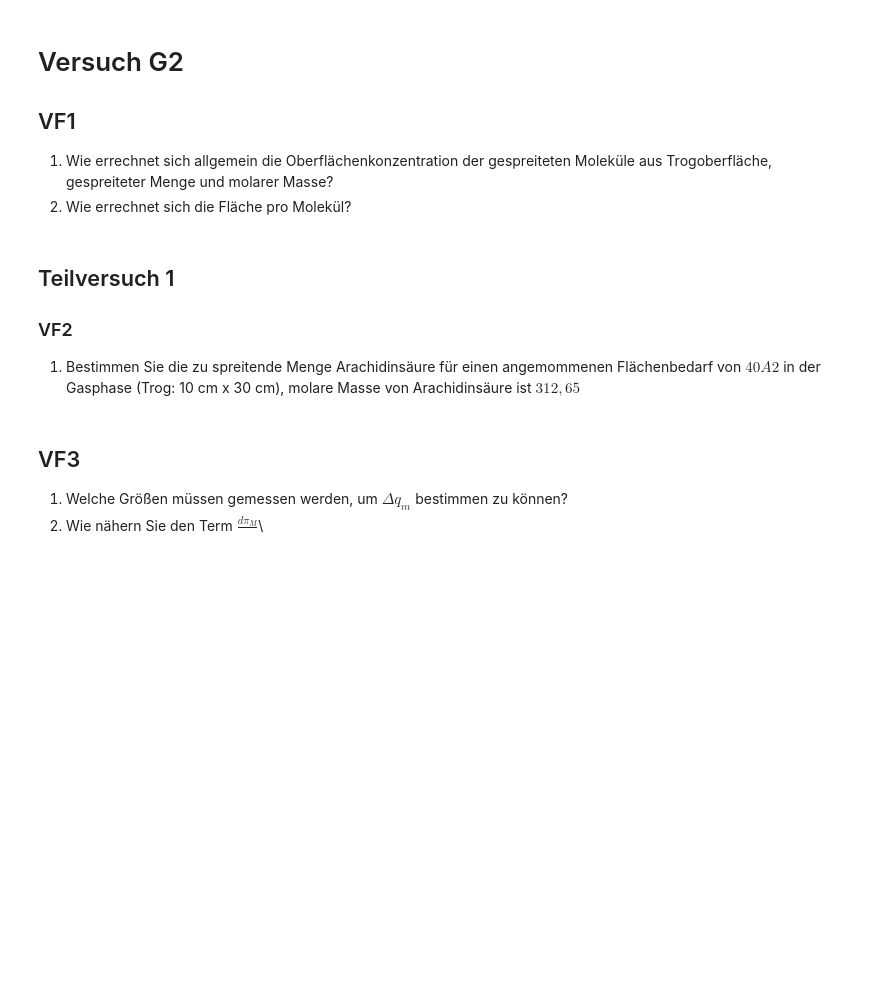
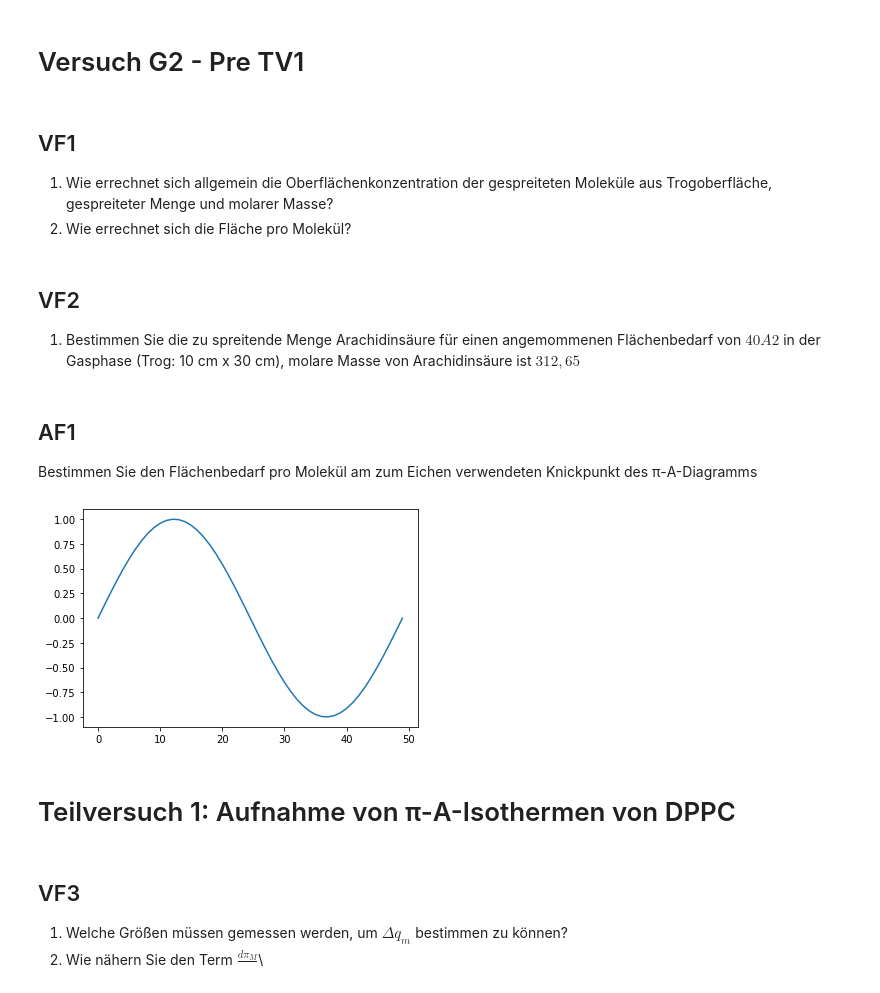
Before and after one commit to pubbussve/f1, a Jupyter notebook: g2.ipynb, the cells around one changed output. Drawn from its saved outputs; the diff is of its cells as text; code cells hidden in the pictures; blank space fills up the shorter version.

```diff
--- a/g2.ipynb
+++ b/g2.ipynb
@@ -1,16 +1,31 @@
 # %% [markdown]
 <a href="https://colab.research.google.com/github/pubbussve/f1/blob/main/g2.ipynb" target="_parent"><img src="https://colab.research.google.com/assets/colab-badge.svg" alt="Open In Colab"/></a>
+# %% [markdown]
+# Versuch G2 - Pre TV1
 # %% [markdown]
-# Versuch G2
 ## VF1
-
 1. Wie errechnet sich allgemein die Oberflächenkonzentration der gespreiteten Moleküle aus Trogoberfläche, gespreiteter Menge und molarer Masse?
 1. Wie errechnet sich die Fläche pro Molekül?
 # %% [markdown]
-## Teilversuch 1
-### VF2
-
+## VF2
 1. Bestimmen Sie die zu spreitende Menge Arachidinsäure für einen angemommenen Flächenbedarf von $40 A2$ in der Gasphase (Trog: 10 cm x 30 cm), molare Masse von Arachidinsäure ist $312,65 $
+# %% [markdown]
+## AF1
+Bestimmen Sie den Flächenbedarf pro Molekül am zum Eichen verwendeten Knickpunkt des π-A-Diagramms
+# %%
+import numpy as np
+from matplotlib import pyplot as plt
+
+x = np.linspace(0,360,50)
+y = np.sin(np.radians(x))
+fig = plt.figure()
+ax = fig.add_subplot(1,1,1)
+ax.plot(y)
+plt.show()
+# %% [output]
+[figure, added]
+# %% [markdown]
+# Teilversuch 1: Aufnahme von π-A-Isothermen von DPPC
 # %% [markdown]
 ## VF3
 1. Welche Größen müssen gemessen werden, um $\Delta q_m$ bestimmen zu können?
```
Also changed, not shown: parts of 15 cells of this notebook.
